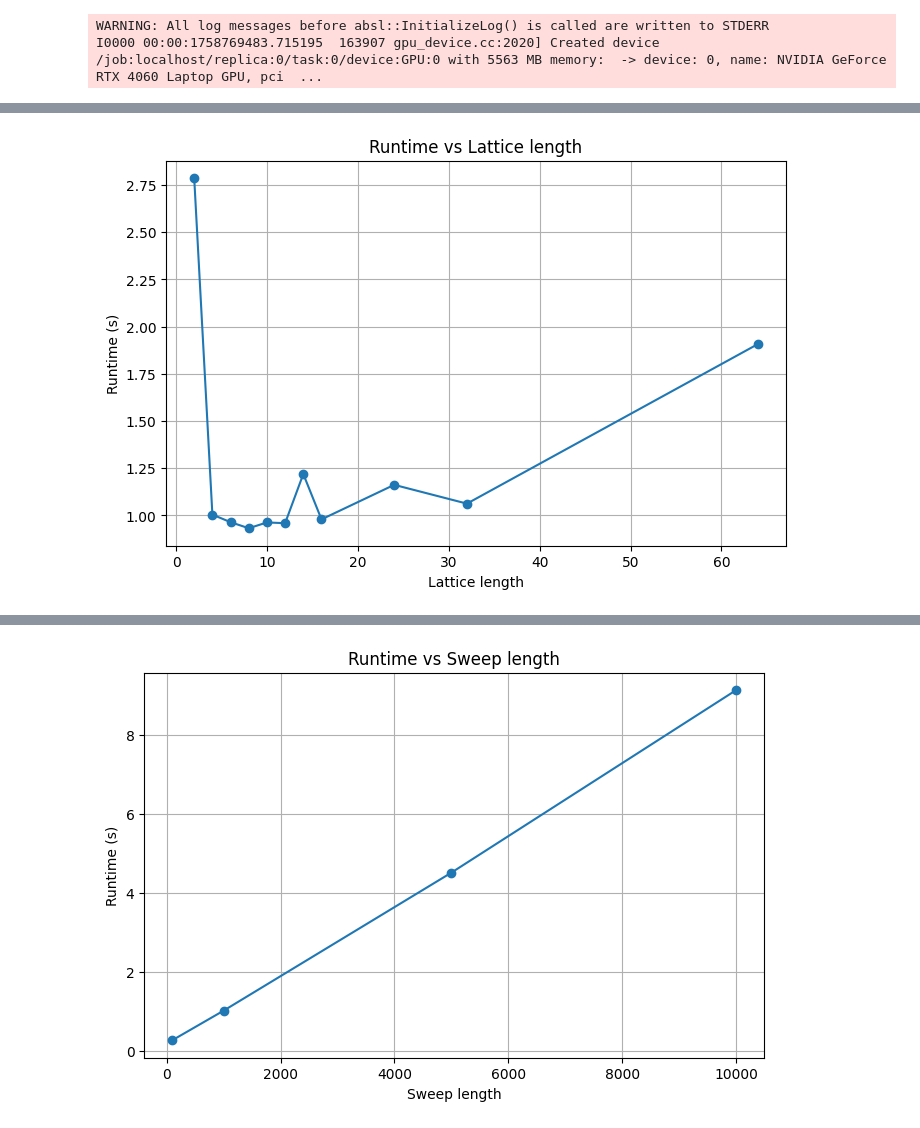
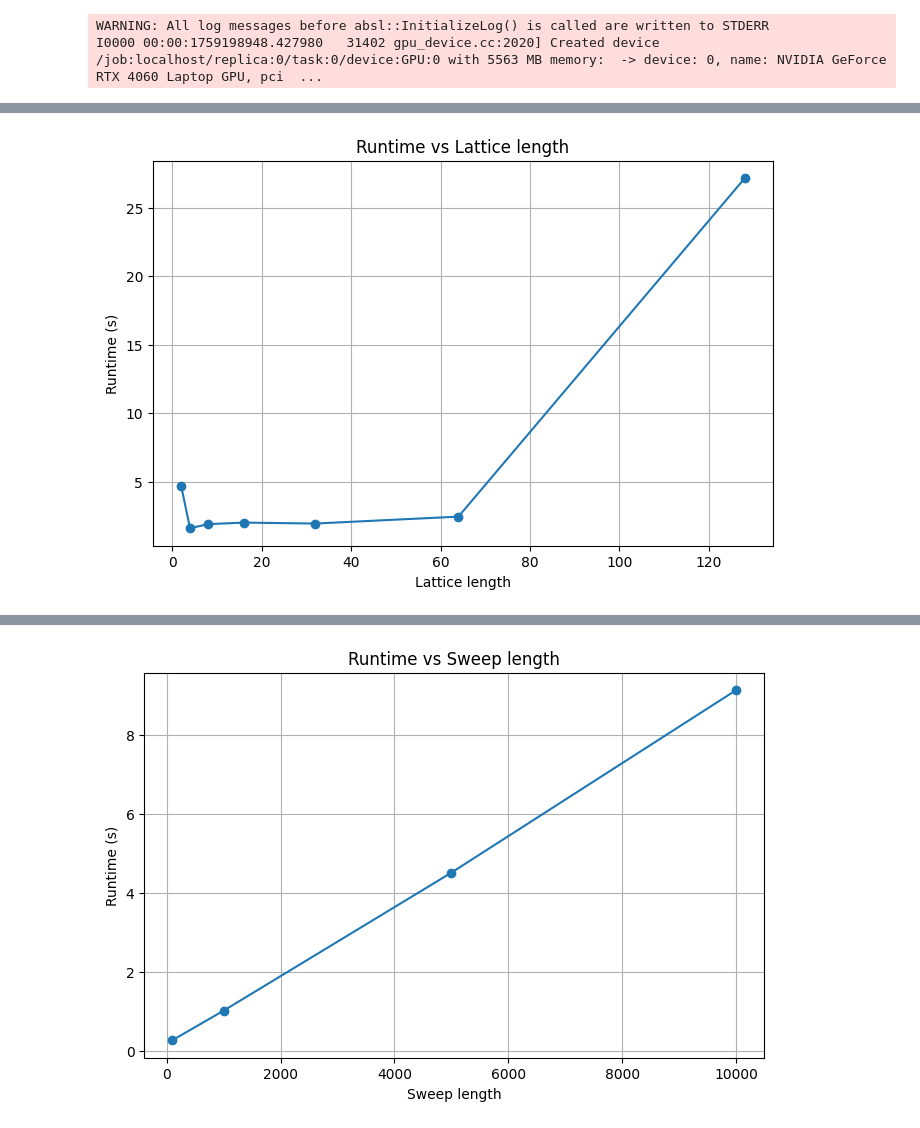
Before and after one commit to Corbanez97/spherical-model, a Jupyter notebook: notebooks/performance_sweep.ipynb, the cells around one changed output, grey strips where cells are left out. Drawn from its saved outputs; the diff is of its cells as text; code cells hidden in the pictures.

Commit message:
MISC: Update performance profiler; Run multitemperature sweep and create plots

```diff
--- a/notebooks/performance_sweep.ipynb
+++ b/notebooks/performance_sweep.ipynb
@@ -36,6 +36,7 @@ def run_with_timing(params):
     ising_spin_system = SpinSystem(
         lattice_dim=params["lattice_dim"],
         lattice_length=params["lattice_length"],
+        lattice_replicas=params["lattice_replicas"],
         interaction_matrix=interaction_matrix,
         model="ising",
         initial_magnetization=params["initial_magnetization"]
@@ -65,6 +66,7 @@ def run_with_timing(params):
 base_params = dict(
     lattice_dim=2,
     lattice_length=32,
+    lattice_replicas=32,
     sweep_length=1000,
     beta=1.0,
     num_disturb=1,
@@ -88,7 +90,7 @@ def plot_experiment(values, label, param_name):
     plt.show()
 # %%
 # ---- A. Lattice length
-lattice_lengths = [2, 4, 6, 8, 10, 12, 14, 16, 24, 32, 64]
+lattice_lengths = [2, 4, 8, 16, 32, 64, 128]
 times = []
 for L in lattice_lengths:
     p = base_params.copy()
@@ -98,4 +100,4 @@ for L in lattice_lengths:
 plot_experiment(lattice_lengths, {"times": times}, "Lattice length")
 # %% [output]
 WARNING: All log messages before absl::InitializeLog() is called are written to STDERR
-I0000 00:00:1758769483.715195  163907 gpu_device.cc:2020] Created device /job:localhost/replica:0/task:0/device:GPU:0 with 5563 MB memory:  -> device: 0, name: NVIDIA GeForce RTX 4060 Laptop GPU, pci  ...
+I0000 00:00:1759198948.427980   31402 gpu_device.cc:2020] Created device /job:localhost/replica:0/task:0/device:GPU:0 with 5563 MB memory:  -> device: 0, name: NVIDIA GeForce RTX 4060 Laptop GPU, pci  ...
@@ -105,2 +107,2 @@ WARNING:tensorflow:6 out of the last 6 calls to <function SpinSystem.compute_pai
 WARNING:tensorflow:6 out of the last 6 calls to <function SpinSystem.metropolis_sweep at 0x...> triggered tf.function retracing. Tracing is expensive and the excessive number of tracings could be due  ...
-[figure, old version]
+[figure, new version]
```
Also changed, not shown: parts of 5 cells of this notebook, 1 other file.
